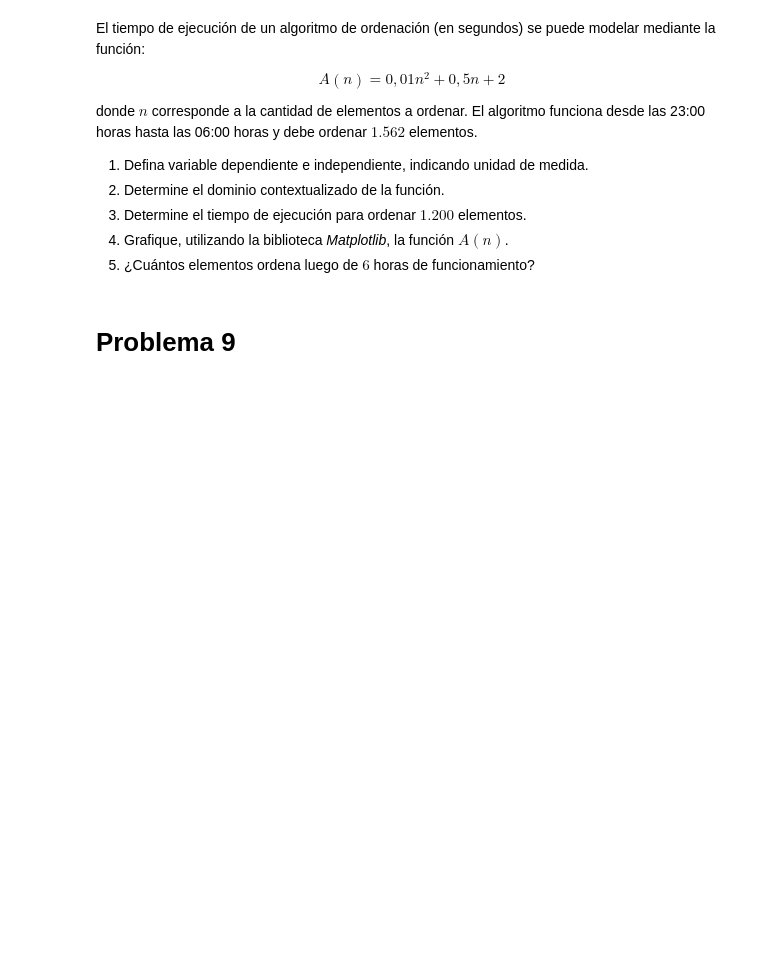
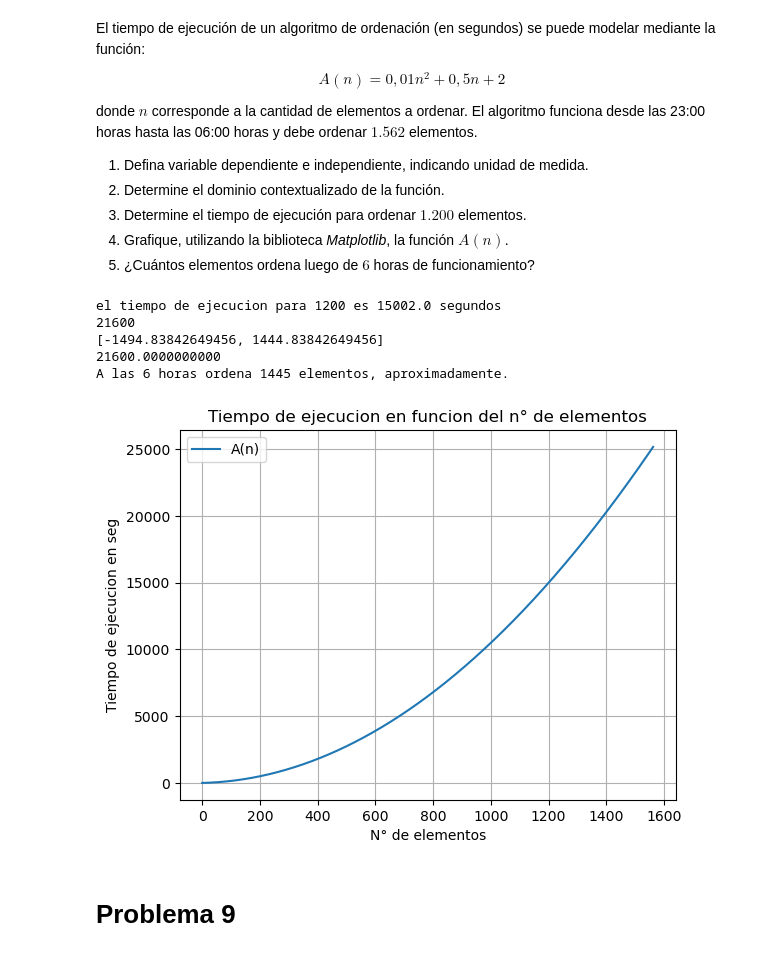
Before and after one commit to jd06p/mates, a Jupyter notebook: G1_Funciones.ipynb, the cells around one changed output. Saved outputs shown, nothing was run; the diff lists cells and outputs as text; code cells hidden in the pictures; blank space fills up the shorter version.

```diff
--- a/G1_Funciones.ipynb
+++ b/G1_Funciones.ipynb
@@ -174,6 +179,43 @@ donde $n$ corresponde a la cantidad de elementos a ordenar. El algoritmo funcion
 3. Determine el tiempo de ejecución para ordenar $1.200$ elementos.
 4. Grafique, utilizando la biblioteca *Matplotlib*, la función $A(n)$.
 5. ¿Cuántos elementos ordena luego de $6$ horas de funcionamiento?
+# %%
+#VD: la variable dependiente es el tiempo de ejecucion de el algoritmo (segundos):V
+#VI: cantidad de elementos
+#dominio contextualizado [0, 1562] asociado a la variable independiente
+
+
+def A(n):
+    return 0.01*n**2+0.5*n+2
+print(f"el tiempo de ejecucion para 1200 es {A(1200)} segundos")
+n = np.arange(0,1562,0.1)
+plt.plot(n, A(n), label ="A(n)")
+plt.title('Tiempo de ejecucion en funcion del n° de elementos')
+plt.ylabel('Tiempo de ejecucion en seg')
+plt.xlabel('N° de elementos')
+plt.legend()
+plt.grid()
+
+#Las 6 horas son el resultado, pero hay que expresarlas en segundos
+
+tiempo=6*60*60
+print(tiempo)
+
+#Debemos resolver la funcion A(n)=21600
+
+n=sp.Symbol('n') #'variable de la ecuación
+ecuacion = sp.Eq(A(n), 21600) #ecuacion
+solucion = sp.solve(ecuacion, n)
+print(solucion)
+print(A(solucion[0]))
+print(f"A las 6 horas ordena {solucion[1]:.0f} elementos, aproximadamente.")
+# %% [output]
+el tiempo de ejecucion para 1200 es 15002.0 segundos
+21600
+[-1494.83842649456, 1444.83842649456]
+21600.0000000000
+A las 6 horas ordena 1445 elementos, aproximadamente.
+[figure, added]
 # %% [markdown]
 # Problema 9
 # %% [markdown]
```
Also changed, not shown: parts of 3 cells of this notebook.
